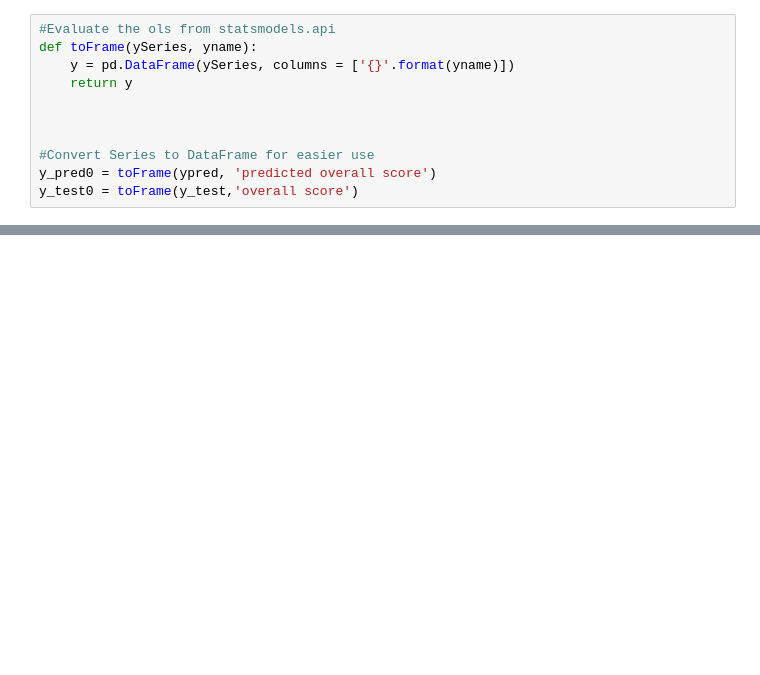
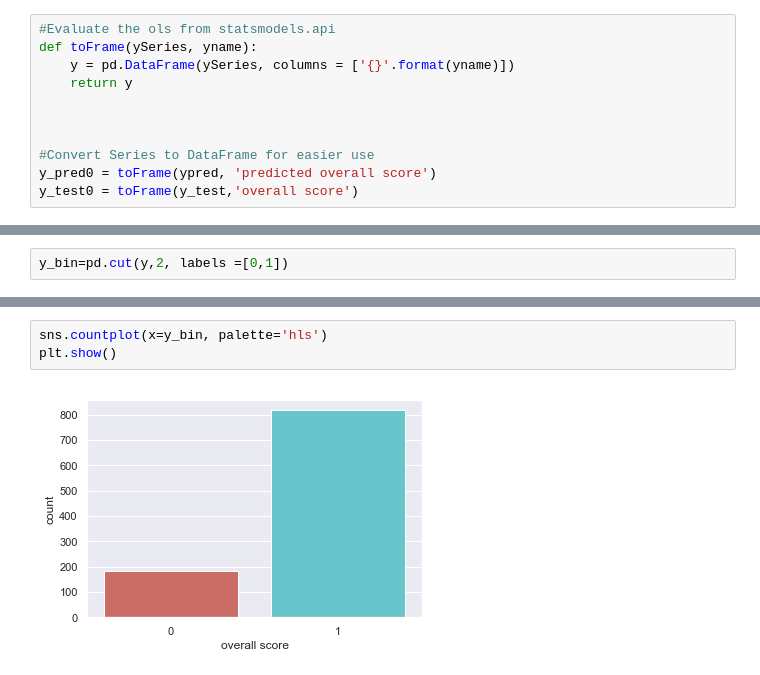
Before and after one commit to MannyOjo/Student-Performance, a Jupyter notebook: StudentPerformance.ipynb, the cells around one changed output, grey strips where cells are left out. Cells and saved outputs as stored; diff of their text form; blank space fills up the shorter version.

```diff
--- a/StudentPerformance.ipynb
+++ b/StudentPerformance.ipynb
@@ -595,0 +385,2 @@ explained_variance_score(dfTrue_Pred['overall score'], dfTrue_Pred['predicted ov
+# %%
+y_bin=pd.cut(y,2, labels =[0,1])
@@ -595,0 +432,5 @@ explained_variance_score(dfTrue_Pred['overall score'], dfTrue_Pred['predicted ov
+# %%
+sns.countplot(x=y_bin, palette='hls')
+plt.show()
+# %% [output]
+[figure, added]
```
Also changed, not shown: parts of 48 cells of this notebook.
